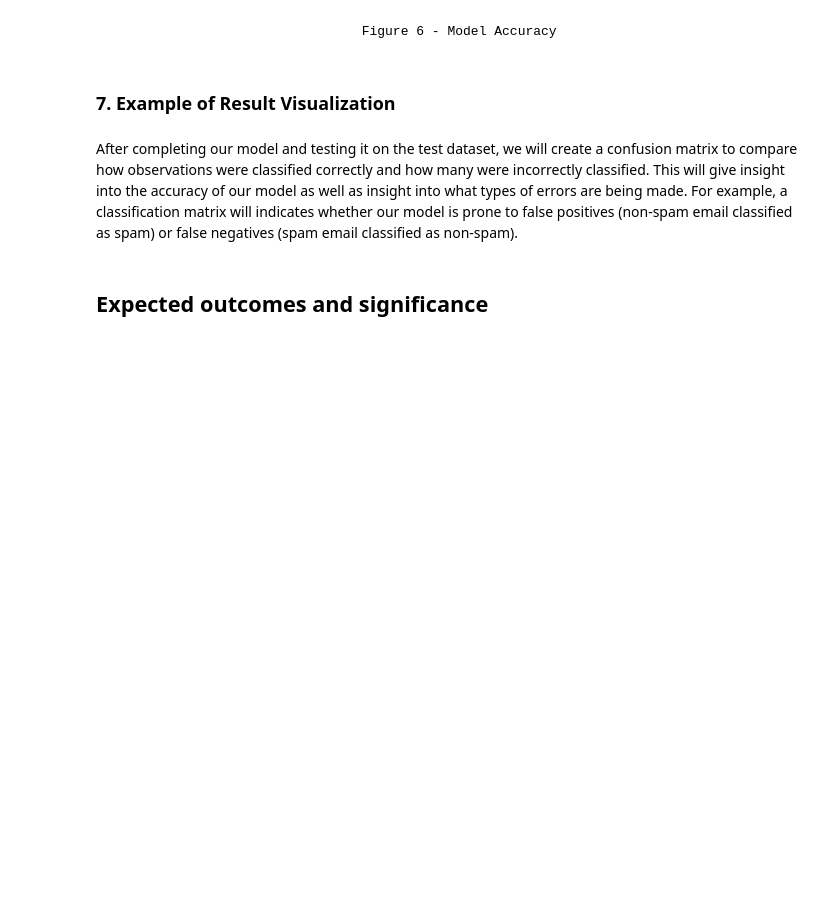
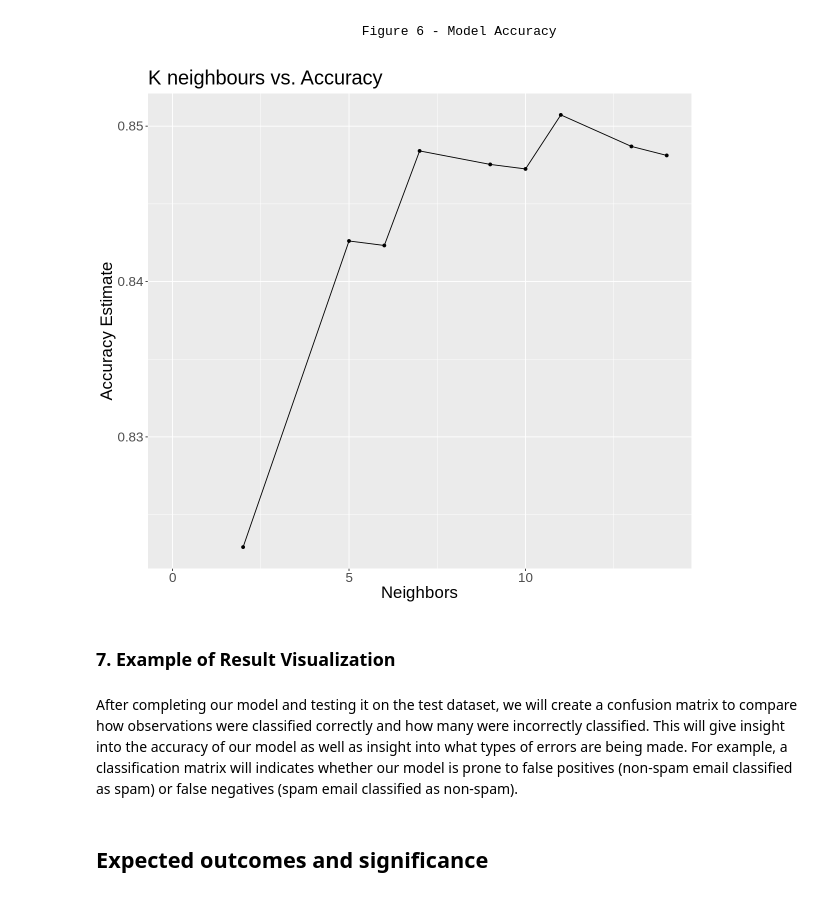
Before and after one commit to SarahHoang/dsci-100-project-group-162, a Jupyter notebook: final_report_group_162.ipynb, the cells around one changed output. Saved outputs shown, nothing was run; the diff lists cells and outputs as text; code cells hidden in the pictures; blank space fills up the shorter version.

Commit message:
Add k plot under section 6

```diff
--- a/final_report_group_162.ipynb
+++ b/final_report_group_162.ipynb
@@ -379,6 +379,7 @@ spam_fit <- workflow() |>
 
 accuracies <- spam_fit |>
     filter(.metric == "accuracy") |>
-    arrange(-mean) |>
-    slice(1)
-accuracies
+    arrange(-mean)
+
+best_k <- accuracies |>
+            slice(1)
@@ -390,5 +406,16 @@ A tibble: 1 × 7
 # %% [markdown]
                                     Figure 6 - Model Accuracy
+# %%
+k_accuracy_plot <- ggplot(accuracies, aes(x= neighbors, y=mean)) +
+                        geom_point() +
+                        geom_line() +
+                        labs(x= "Neighbors", y = "Accuracy Estimate")+
+                        xlim(0,14) +
+                        ggtitle("K neighbours vs. Accuracy") +
+                        theme(text = element_text(size=20))
+k_accuracy_plot
+# %% [output]
+[figure, added]
 # %% [markdown]
 ### 7. Example of Result Visualization
 # %% [markdown]
```
Also changed, not shown: parts of 5 cells of this notebook.
